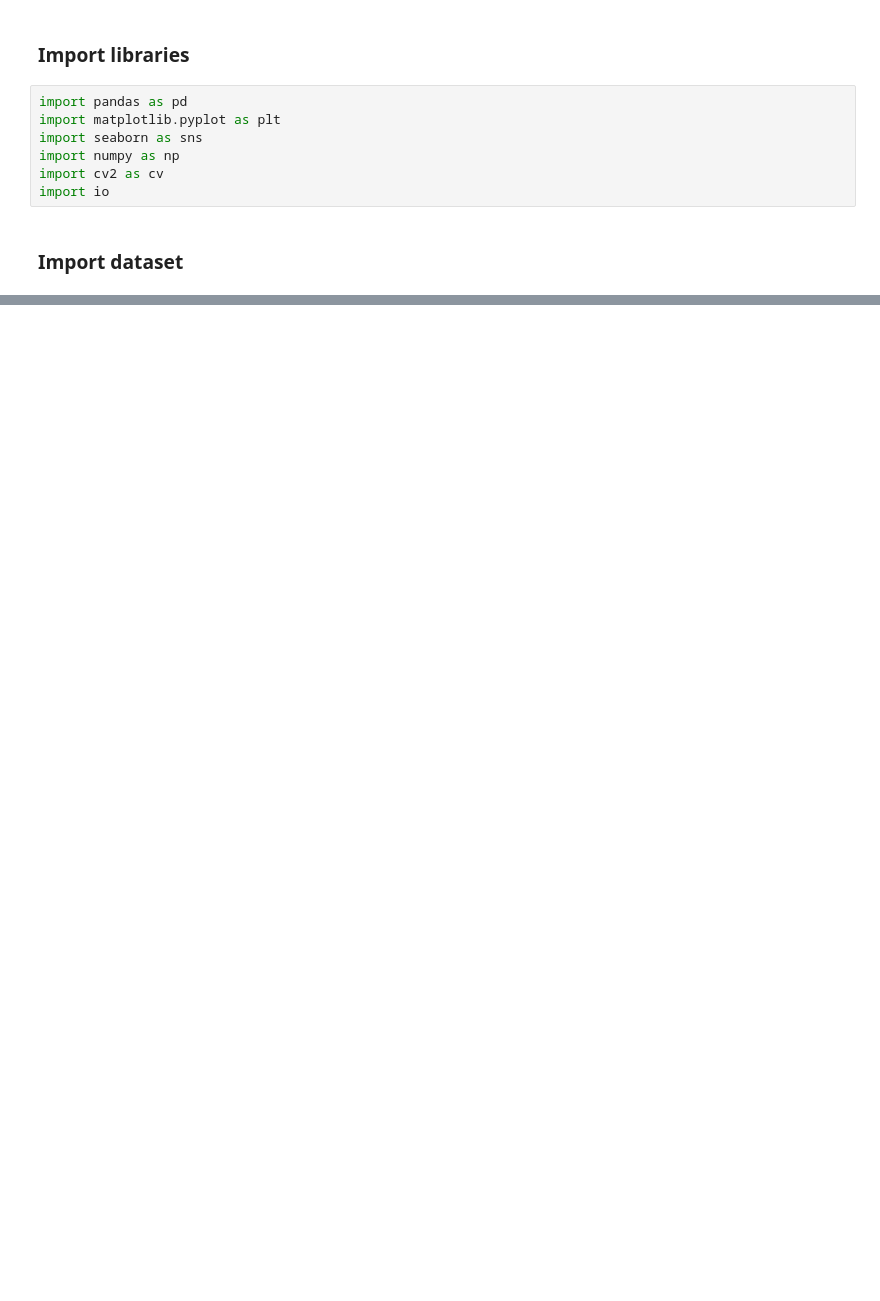
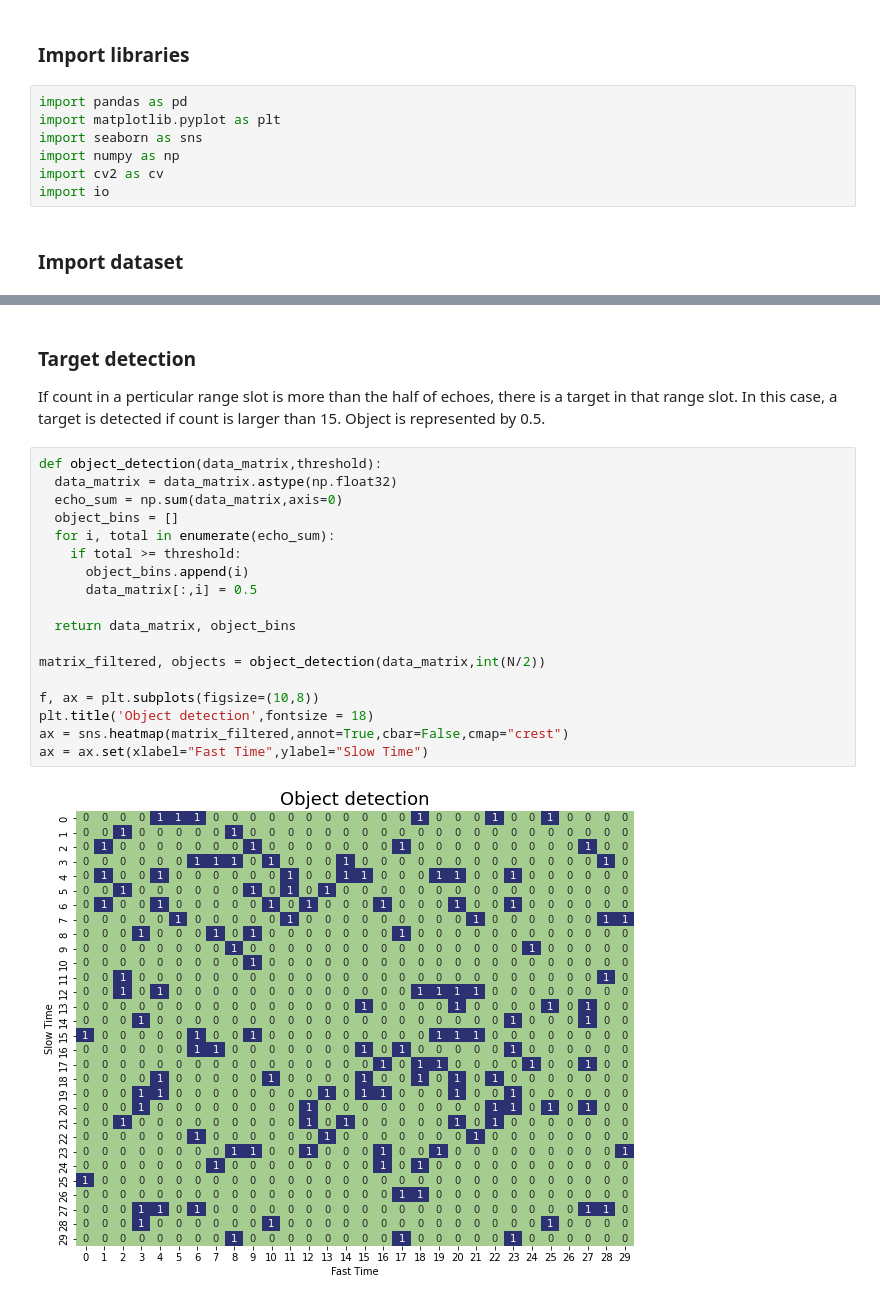
Before and after one commit to Akeshala/Radar-and-Navigation, a Jupyter notebook: Assignment 1/Radar_Assignmnet1.ipynb, the cells around one changed output, grey strips where cells are left out. Drawn from its saved outputs; the diff is of its cells as text; blank space fills up the shorter version.

```diff
--- a/Assignment 1/Radar_Assignmnet1.ipynb
+++ b/Assignment 1/Radar_Assignmnet1.ipynb
@@ -38,0 +184,24 @@ df
+# %% [markdown]
+### Target detection
+
+If count in a perticular range slot is more than the half of echoes, there is a target in that range slot. In this case, a target is detected if count is larger than 15. Object is represented by 0.5.
+# %%
+def object_detection(data_matrix,threshold):
+  data_matrix = data_matrix.astype(np.float32)
+  echo_sum = np.sum(data_matrix,axis=0)
+  object_bins = []
+  for i, total in enumerate(echo_sum):
+    if total >= threshold:
+      object_bins.append(i)
+      data_matrix[:,i] = 0.5
+
+  return data_matrix, object_bins
+
+matrix_filtered, objects = object_detection(data_matrix,int(N/2))
+
+f, ax = plt.subplots(figsize=(10,8))
+plt.title('Object detection',fontsize = 18)
+ax = sns.heatmap(matrix_filtered,annot=True,cbar=False,cmap="crest")
+ax = ax.set(xlabel="Fast Time",ylabel="Slow Time")
+# %% [output]
+[figure, added]
```
Also changed, not shown: parts of 58 cells of this notebook.
